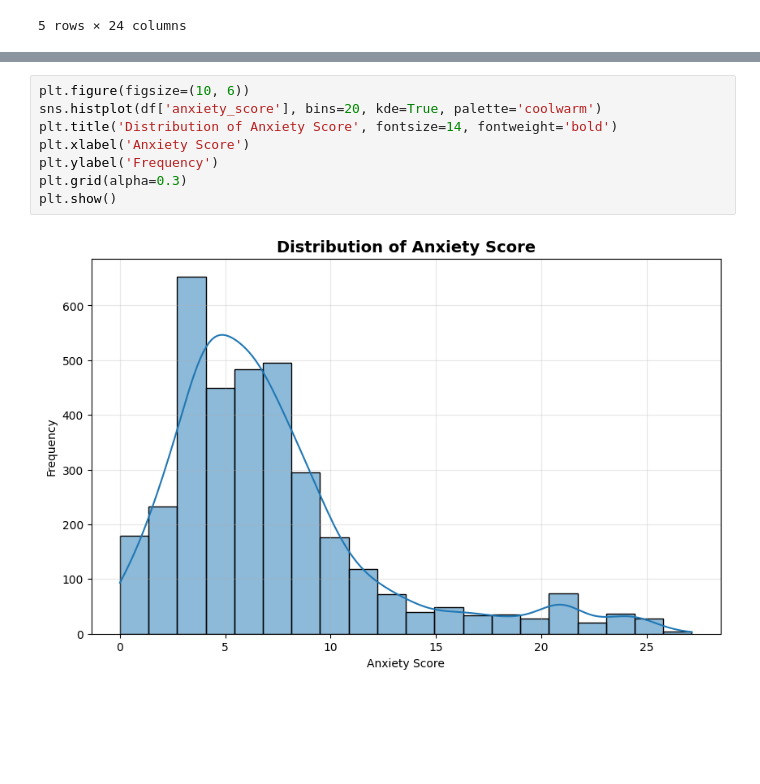
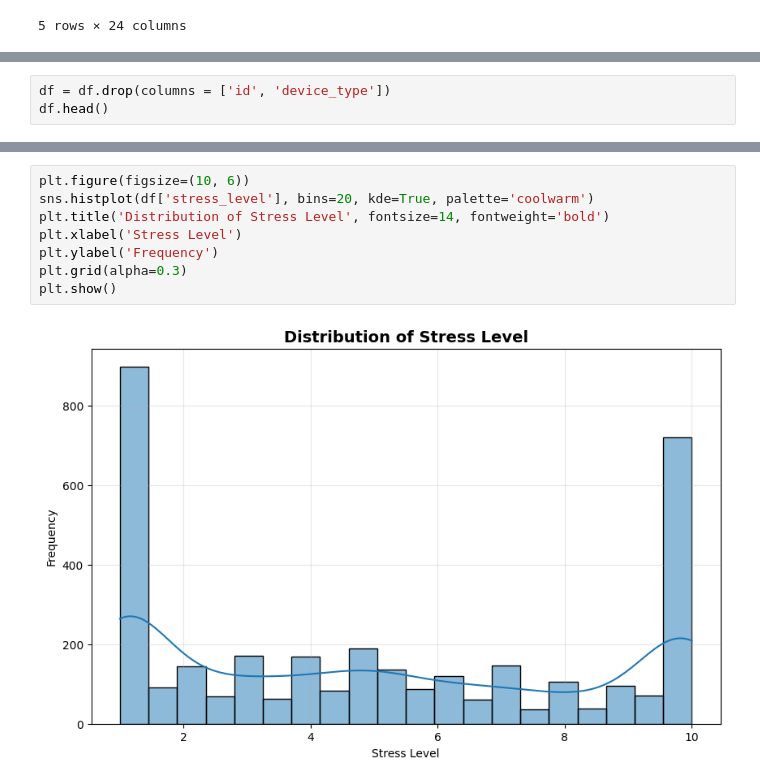
Before and after one commit to Abash05/Kaggle-Team-1---Digital-Habits-and-Mental-Health, a Jupyter notebook: DigitalUseAndMentalHealth.ipynb, the cells around one changed output, grey strips where cells are left out. Drawn from its saved outputs; the diff is of its cells as text; blank space fills up the shorter version.

```diff
--- a/DigitalUseAndMentalHealth.ipynb
+++ b/DigitalUseAndMentalHealth.ipynb
@@ -33,0 +103,3 @@ Dataset shape: (3500, 24)
+# %%
+df = df.drop(columns = ['id', 'device_type'])
+df.head()
@@ -34,10 +114,10 @@ Dataset shape: (3500, 24)
 # %%
 plt.figure(figsize=(10, 6))
-sns.histplot(df['anxiety_score'], bins=20, kde=True, palette='coolwarm')
-plt.title('Distribution of Anxiety Score', fontsize=14, fontweight='bold')
-plt.xlabel('Anxiety Score')
+sns.histplot(df['stress_level'], bins=20, kde=True, palette='coolwarm')
+plt.title('Distribution of Stress Level', fontsize=14, fontweight='bold')
+plt.xlabel('Stress Level')
 plt.ylabel('Frequency')
 plt.grid(alpha=0.3)
 plt.show()
 # %% [output]
-[figure, old version]
+[figure, new version]
```
Also changed, not shown: parts of 21 cells of this notebook.
